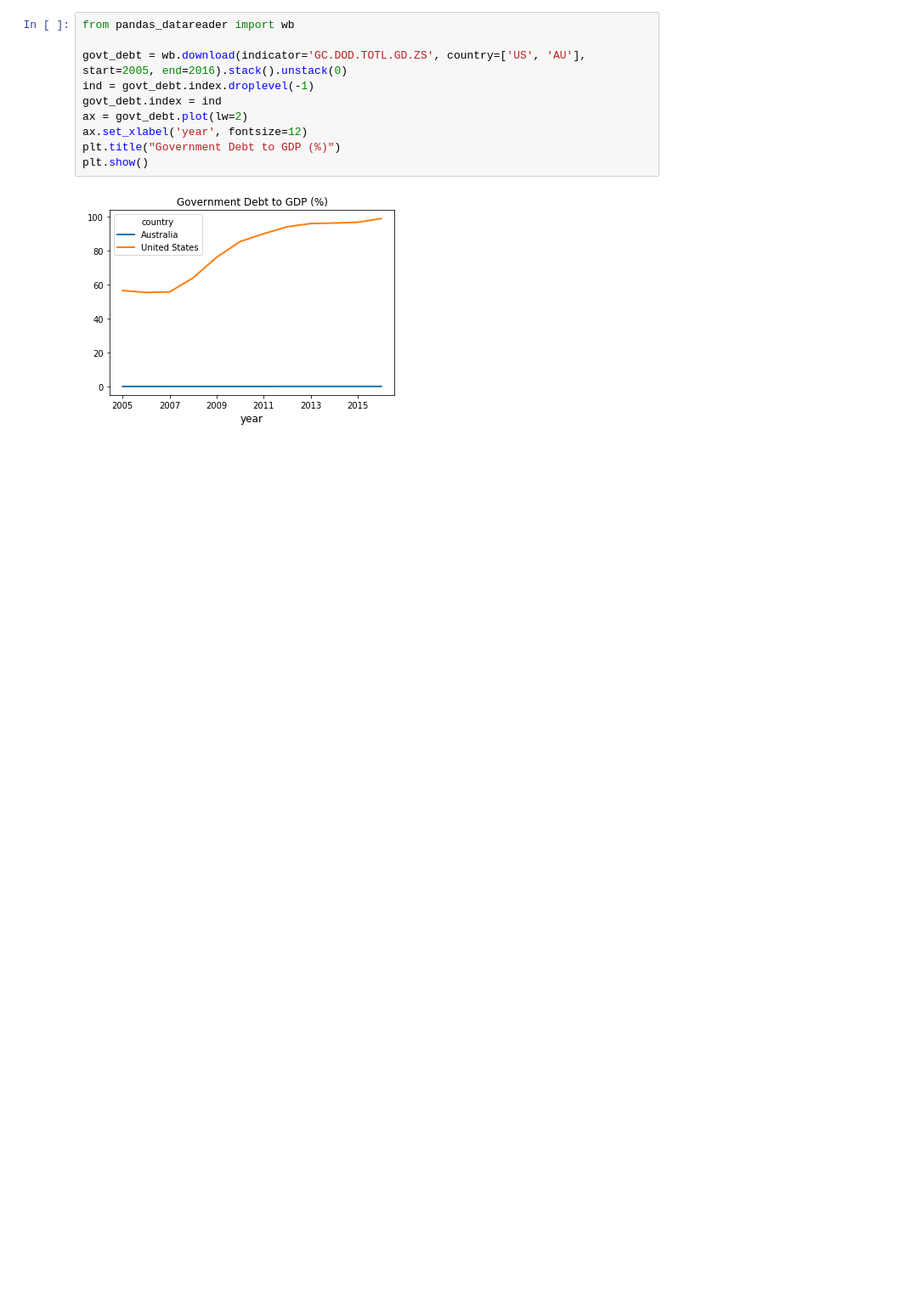
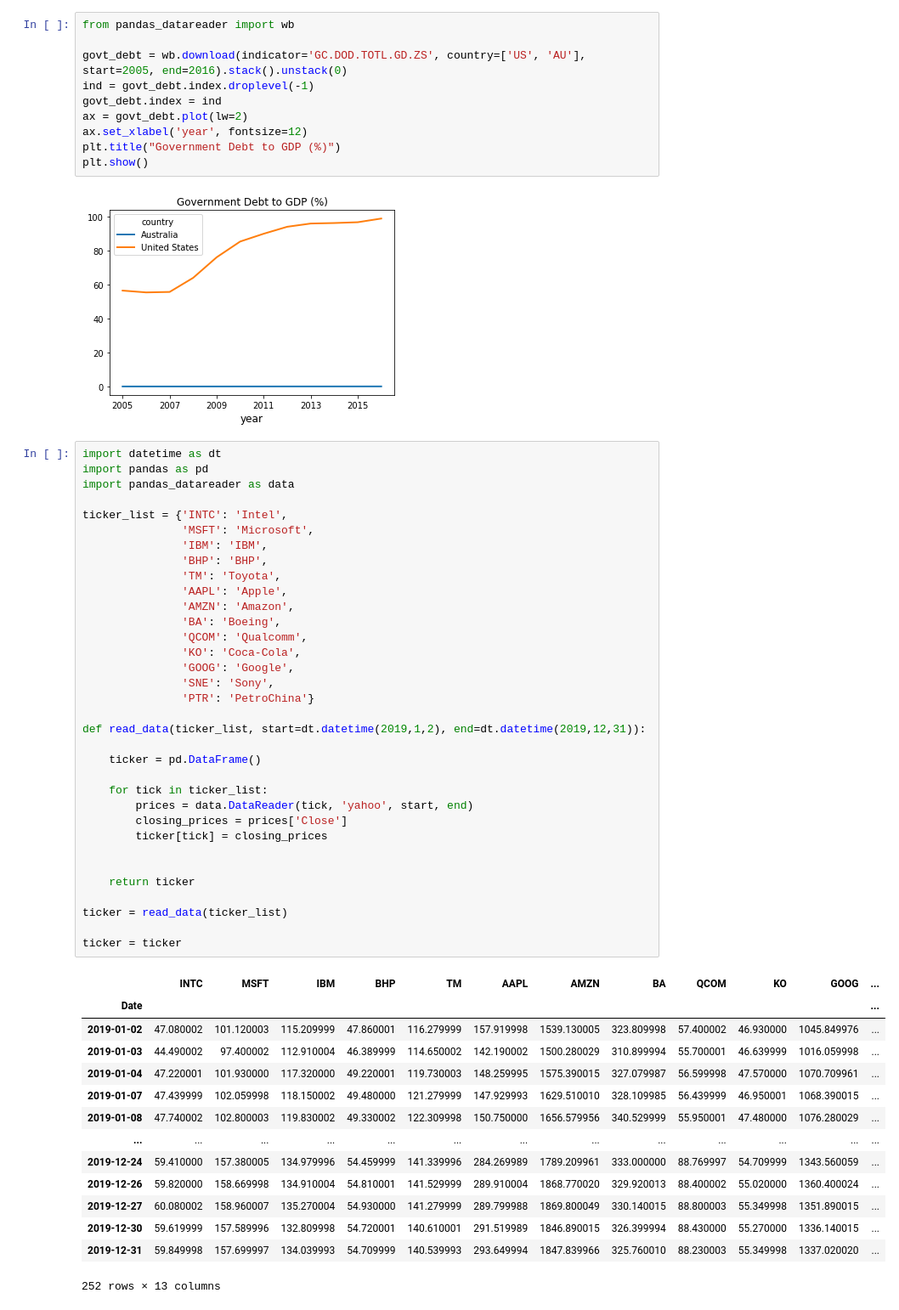
Before and after one commit to CemUz/py, a Jupyter notebook: Exercises/QuantEcon/Packages/Pandas.ipynb, the cells around one changed output. Shown at 85% size. Drawn from its saved outputs; the diff is of its cells as text; blank space fills up the shorter version.

```diff
--- a/Exercises/QuantEcon/Packages/Pandas.ipynb
+++ b/Exercises/QuantEcon/Packages/Pandas.ipynb
@@ -243,3 +243,52 @@ plt.title("Government Debt to GDP (%)")
 plt.show()
 # %% [output]
 [figure]
+# %%
+import datetime as dt
+import pandas as pd
+import pandas_datareader as data
+
+ticker_list = {'INTC': 'Intel',
+               'MSFT': 'Microsoft',
+               'IBM': 'IBM',
+               'BHP': 'BHP',
+               'TM': 'Toyota',
+               'AAPL': 'Apple',
+               'AMZN': 'Amazon',
+               'BA': 'Boeing',
+               'QCOM': 'Qualcomm',
+               'KO': 'Coca-Cola',
+               'GOOG': 'Google',
+               'SNE': 'Sony',
+               'PTR': 'PetroChina'}
+
+def read_data(ticker_list, start=dt.datetime(2019,1,2), end=dt.datetime(2019,12,31)):
+
+    ticker = pd.DataFrame()
+
+    for tick in ticker_list:
+        prices = data.DataReader(tick, 'yahoo', start, end)
+        closing_prices = prices['Close']
+        ticker[tick] = closing_prices
+
+
+    return ticker
+
+ticker = read_data(ticker_list)
+
+ticker = ticker
+# %% [output]
+|  | INTC | MSFT | IBM | BHP | TM | AAPL | AMZN | BA | QCOM | KO | GOOG | ... |
+| Date |  |  |  |  |  |  |  |  |  |  |  | ... |
+| 2019-01-02 | 47.080002 | 101.120003 | 115.209999 | 47.860001 | 116.279999 | 157.919998 | 1539.130005 | 323.809998 | 57.400002 | 46.930000 | 1045.849976 | ... |
+| 2019-01-03 | 44.490002 | 97.400002 | 112.910004 | 46.389999 | 114.650002 | 142.190002 | 1500.280029 | 310.899994 | 55.700001 | 46.639999 | 1016.059998 | ... |
+| 2019-01-04 | 47.220001 | 101.930000 | 117.320000 | 49.220001 | 119.730003 | 148.259995 | 1575.390015 | 327.079987 | 56.599998 | 47.570000 | 1070.709961 | ... |
+| 2019-01-07 | 47.439999 | 102.059998 | 118.150002 | 49.480000 | 121.279999 | 147.929993 | 1629.510010 | 328.109985 | 56.439999 | 46.950001 | 1068.390015 | ... |
+| 2019-01-08 | 47.740002 | 102.800003 | 119.830002 | 49.330002 | 122.309998 | 150.750000 | 1656.579956 | 340.529999 | 55.950001 | 47.480000 | 1076.280029 | ... |
+| ... | ... | ... | ... | ... | ... | ... | ... | ... | ... | ... | ... | ... |
+| 2019-12-24 | 59.410000 | 157.380005 | 134.979996 | 54.459999 | 141.339996 | 284.269989 | 1789.209961 | 333.000000 | 88.769997 | 54.709999 | 1343.560059 | ... |
+| 2019-12-26 | 59.820000 | 158.669998 | 134.910004 | 54.810001 | 141.529999 | 289.910004 | 1868.770020 | 329.920013 | 88.400002 | 55.020000 | 1360.400024 | ... |
+| 2019-12-27 | 60.080002 | 158.960007 | 135.270004 | 54.930000 | 141.279999 | 289.799988 | 1869.800049 | 330.140015 | 88.800003 | 55.349998 | 1351.890015 | ... |
+| 2019-12-30 | 59.619999 | 157.589996 | 132.809998 | 54.720001 | 140.610001 | 291.519989 | 1846.890015 | 326.399994 | 88.430000 | 55.270000 | 1336.140015 | ... |
+| 2019-12-31 | 59.849998 | 157.699997 | 134.039993 | 54.709999 | 140.539993 | 293.649994 | 1847.839966 | 325.760010 | 88.230003 | 55.349998 | 1337.020020 | ... |
+252 rows × 13 columns
```
